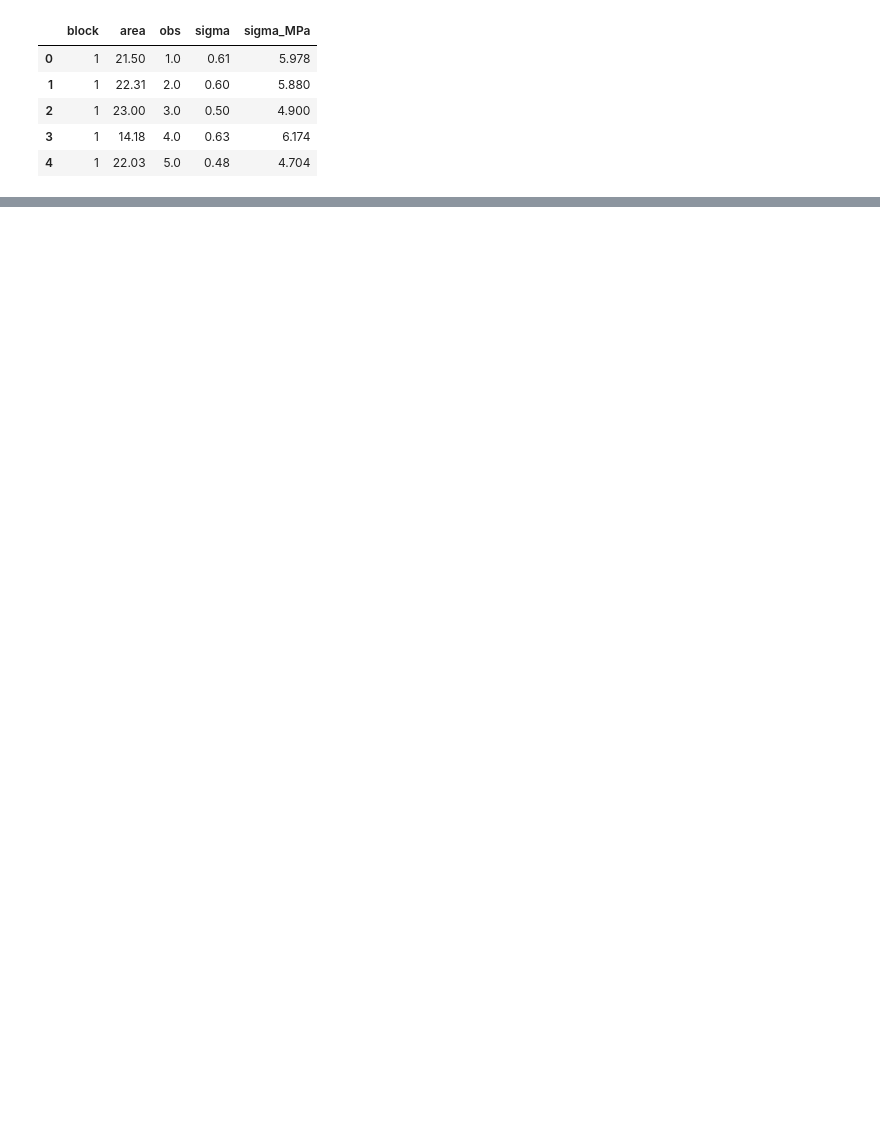
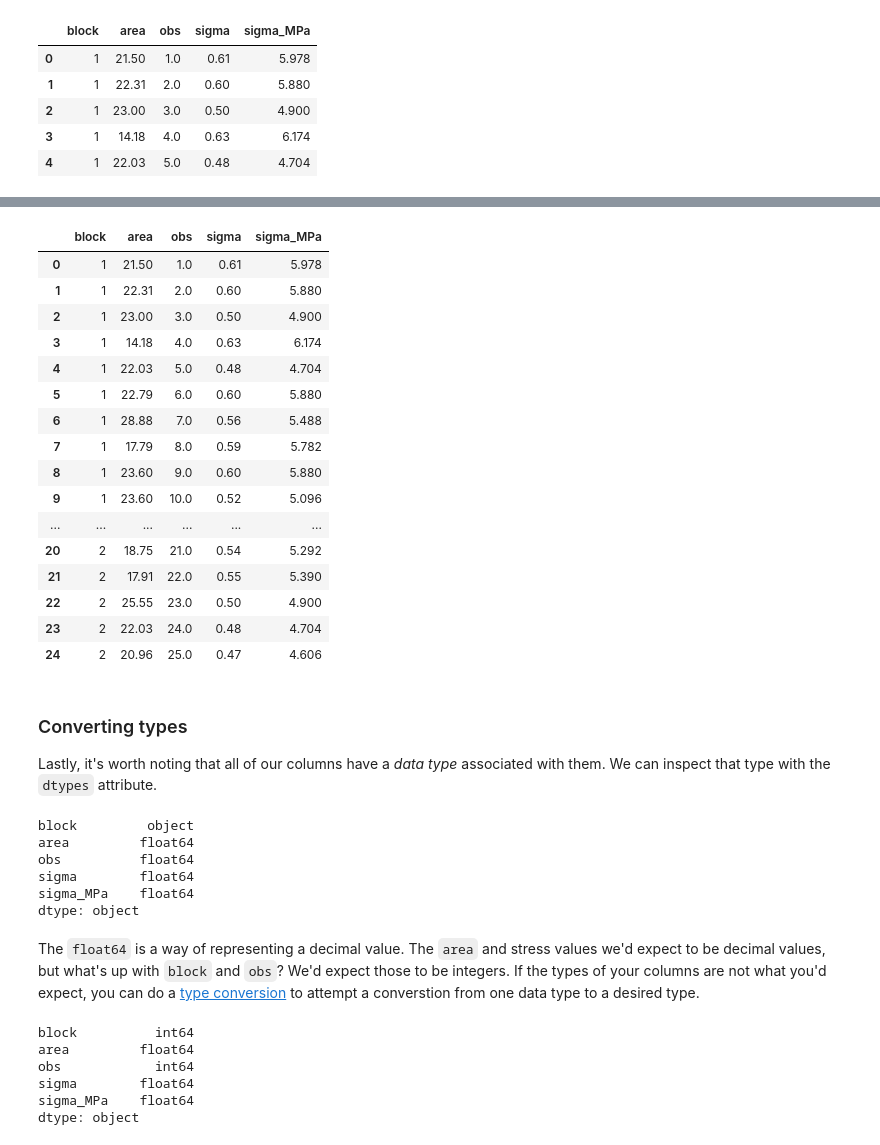
Before and after one commit to zdelrosario/mi101, a Jupyter notebook: _sources/notebooks/02_tidy_solution.ipynb, the cells around one changed output, grey strips where cells are left out. Drawn from its saved outputs; the diff is of its cells as text; code cells hidden in the pictures; blank space fills up the shorter version.

```diff
--- a/_sources/notebooks/02_tidy_solution.ipynb
+++ b/_sources/notebooks/02_tidy_solution.ipynb
@@ -244,0 +310,58 @@ df_q3.head()
+# %%
+## NOTE: No need to edit
+df_filtered = (
+    df_q4
+    >> gr.tf_filter(gr.not_nan(DF.sigma_MPa))
+)
+df_filtered
+# %% [output]
+|  | block | area | obs | sigma | sigma_MPa |
+| 0 | 1 | 21.50 | 1.0 | 0.61 | 5.978 |
+| 1 | 1 | 22.31 | 2.0 | 0.60 | 5.880 |
+| 2 | 1 | 23.00 | 3.0 | 0.50 | 4.900 |
+| 3 | 1 | 14.18 | 4.0 | 0.63 | 6.174 |
+| 4 | 1 | 22.03 | 5.0 | 0.48 | 4.704 |
+| 5 | 1 | 22.79 | 6.0 | 0.60 | 5.880 |
+| 6 | 1 | 28.88 | 7.0 | 0.56 | 5.488 |
+| 7 | 1 | 17.79 | 8.0 | 0.59 | 5.782 |
+| 8 | 1 | 23.60 | 9.0 | 0.60 | 5.880 |
+| 9 | 1 | 23.60 | 10.0 | 0.52 | 5.096 |
+| ... | ... | ... | ... | ... | ... |
+| 20 | 2 | 18.75 | 21.0 | 0.54 | 5.292 |
+| 21 | 2 | 17.91 | 22.0 | 0.55 | 5.390 |
+| 22 | 2 | 25.55 | 23.0 | 0.50 | 4.900 |
+| 23 | 2 | 22.03 | 24.0 | 0.48 | 4.704 |
+| 24 | 2 | 20.96 | 25.0 | 0.47 | 4.606 |
+# %% [markdown]
+### Converting types
+
+Lastly, it's worth noting that all of our columns have a *data type* associated with them. We can inspect that type with the `dtypes` attribute.
+# %%
+## NOTE: No need to edit
+df_q4.dtypes
+# %% [output]
+block         object
+area         float64
+obs          float64
+sigma        float64
+sigma_MPa    float64
+dtype: object
+# %% [markdown]
+The `float64` is a way of representing a decimal value. The `area` and stress values we'd expect to be decimal values, but what's up with `block` and `obs`? We'd expect those to be integers. If the types of your columns are not what you'd expect, you can do a [type conversion](https://en.wikipedia.org/wiki/Type_conversion) to attempt a converstion from one data type to a desired type.
+# %%
+## NOTE: No need to edit
+df_converted = (
+    df_filtered
+    >> gr.tf_mutate(
+        block=gr.as_int(DF.block),
+        obs=gr.as_int(DF.obs),
+    )
+)
+df_converted.dtypes
+# %% [output]
+block          int64
+area         float64
+obs            int64
+sigma        float64
+sigma_MPa    float64
+dtype: object
```
Also changed, not shown: parts of 34 cells of this notebook, 25 other files.
